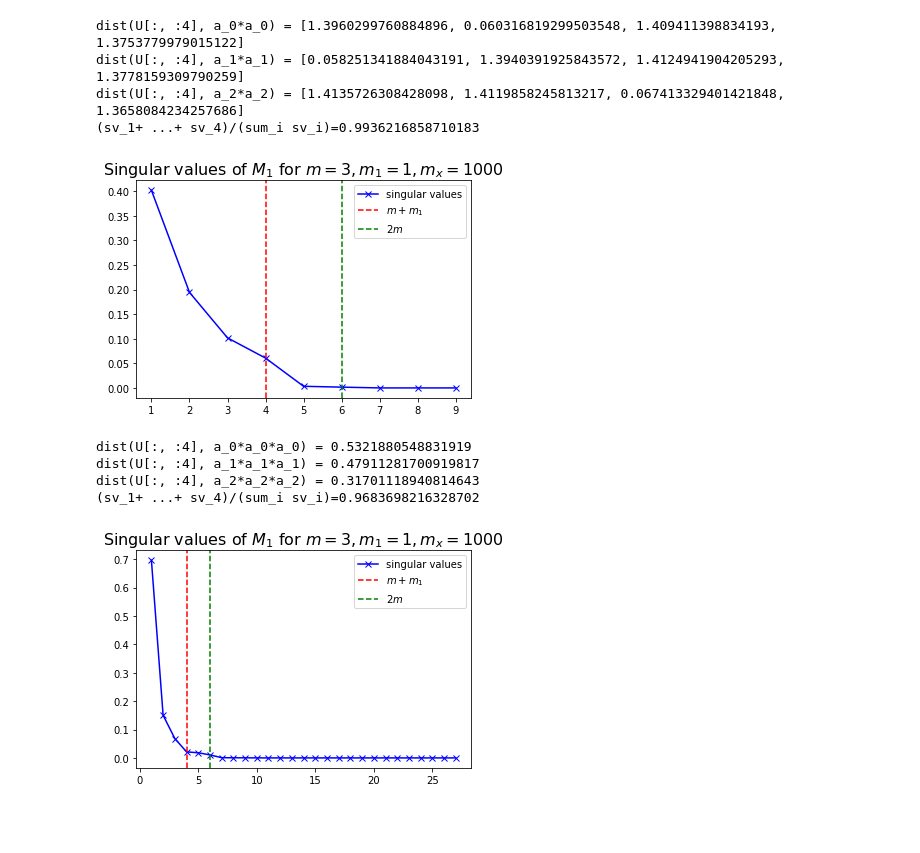
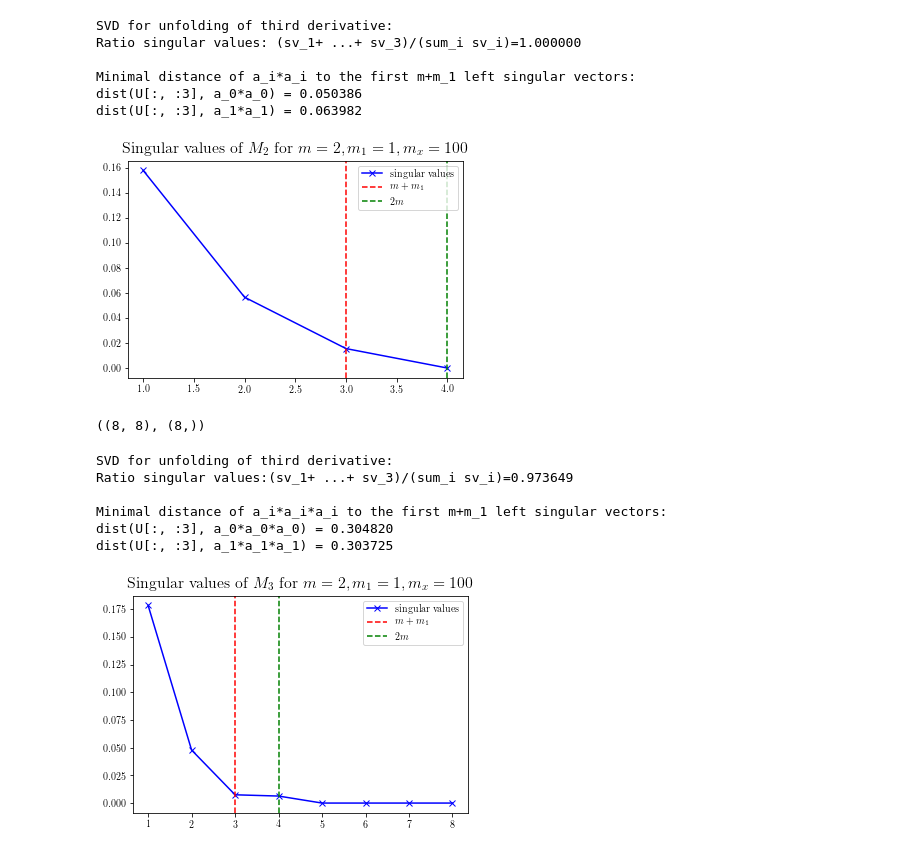
Before and after one commit to danwin91/ma, a Jupyter notebook: results_sigmoid.ipynb, the cells around one changed output. Drawn from its saved outputs; the diff is of its cells as text; code cells hidden in the pictures; blank space fills up the shorter version.

```diff
--- a/results_sigmoid.ipynb
+++ b/results_sigmoid.ipynb
@@ -87,9 +88,9 @@ def decomp_svd_ddd(X,A,B, randomize=False):
     return dddf_values, U, D
 # %%
 #Setting parameters, and creating data
-m = 3
+m = 2
 m_1 = 1
-m_x = 1000
+m_x = 100
 X = uniformSphere(m, m_x)
 A = ortho_group.rvs(dim = m)# m orthogonal vectors with dim m, a_1, ..., a_m
 A = np.transpose(A)
@@ -97,31 +98,45 @@ B = ortho_group.rvs(dim = m)[:m_1]#m_1 orthogonal vectors with dimension m b_1,
 B = np.transpose(B)
 # %%
 ddf_values, U_dd, D_dd = decomp_svd_dd(X,A,B,randomize=True)
-myplots.plot_singular_values(D_dd, m, m_1, m_x)
+myplots.plot_singular_values(D_dd, m, m_1, m_x, der = 2, filename="sigmoid2nd.pdf")
 k = m+m_1
+
+print("SVD for unfolding of third derivative:")
+ratio_sv = np.sum(D_dd[:k])/np.sum(D_dd)
+print("Ratio singular values: (sv_1+ ...+ sv_{})/(sum_i sv_i)={:.6f}".format(k, ratio_sv))
+
+print("\nMinimal distance of a_i*a_i to the first m+m_1 left singular vectors:")
 for i in range(m):
-    print("dist(U[:, :{}], a_{}*a_{}) = {}".format(k,i,i,tensor_distance_to_columns(A[:,i], U_dd, k, mode=2)))
-
-ratio_sv = np.sum(D_dd[:k])/np.sum(D_dd)
-print("(sv_1+ ...+ sv_{})/(sum_i sv_i)={}".format(k, ratio_sv))
+    print("dist(U[:, :{}], a_{}*a_{}) = {:.6f}".format(k,i,i,np.min(tensor_distance_to_columns(A[:,i], U_dd, k, mode=2))))
 # %% [output]
-dist(U[:, :4], a_0*a_0) = [1.3960299760884896, 0.060316819299503548, 1.409411398834193, 1.3753779979015122]
-dist(U[:, :4], a_1*a_1) = [0.058251341884043191, 1.3940391925843572, 1.4124941904205293, 1.3778159309790259]
-dist(U[:, :4], a_2*a_2) = [1.4135726308428098, 1.4119858245813217, 0.067413329401421848, 1.3658084234257686]
-(sv_1+ ...+ sv_4)/(sum_i sv_i)=0.9936216858710183
+SVD for unfolding of third derivative:
+Ratio singular values: (sv_1+ ...+ sv_3)/(sum_i sv_i)=1.000000
+
+Minimal distance of a_i*a_i to the first m+m_1 left singular vectors:
+dist(U[:, :3], a_0*a_0) = 0.050386
+dist(U[:, :3], a_1*a_1) = 0.063982
-[figure, old version]
+[figure, new version]
+# %%
+U_ddd.shape, D_ddd.shape
+# %% [output]
+((8, 8), (8,))
 # %%
 dddf_values, U_ddd, D_ddd = decomp_svd_ddd(X,A,B, randomize=False)
-myplots.plot_singular_values(D_ddd, m,m_1,m_x)
+myplots.plot_singular_values(D_ddd, m,m_1,m_x, der = 3, filename="sigmoid3rd.pdf")
 k = m+m_1
+
+print("\nSVD for unfolding of third derivative:")
+ratio_sv = np.sum(D_ddd[:k])/np.sum(D_ddd)
+print("Ratio singular values:(sv_1+ ...+ sv_{})/(sum_i sv_i)={:.6f}".format(k, ratio_sv))
+
+print("\nMinimal distance of a_i*a_i*a_i to the first m+m_1 left singular vectors:")
 for i in range(m):
-    print("dist(U[:, :{}], a_{}*a_{}*a_{}) = {}".format(k,i,i,i,np.min(tensor_distance_to_columns(A[:,i], U_ddd, k, mode=3))))
-
-ratio_sv = np.sum(D_ddd[:k])/np.sum(D_ddd)
-print("(sv_1+ ...+ sv_{})/(sum_i sv_i)={}".format(k, ratio_sv))
+    print("dist(U[:, :{}], a_{}*a_{}*a_{}) = {:.6f}".format(k,i,i,i,np.min(tensor_distance_to_columns(A[:,i], U_ddd, k, mode=3))))
 # %% [output]
-dist(U[:, :4], a_0*a_0*a_0) = 0.5321880548831919
-dist(U[:, :4], a_1*a_1*a_1) = 0.47911281700919817
-dist(U[:, :4], a_2*a_2*a_2) = 0.31701118940814643
-(sv_1+ ...+ sv_4)/(sum_i sv_i)=0.9683698216328702
+SVD for unfolding of third derivative:
+Ratio singular values:(sv_1+ ...+ sv_3)/(sum_i sv_i)=0.973649
+
+Minimal distance of a_i*a_i*a_i to the first m+m_1 left singular vectors:
+dist(U[:, :3], a_0*a_0*a_0) = 0.304820
+dist(U[:, :3], a_1*a_1*a_1) = 0.303725
-[figure, old version]
+[figure, new version]
```
Also changed, not shown: parts of 11 cells of this notebook, 4 other files.
